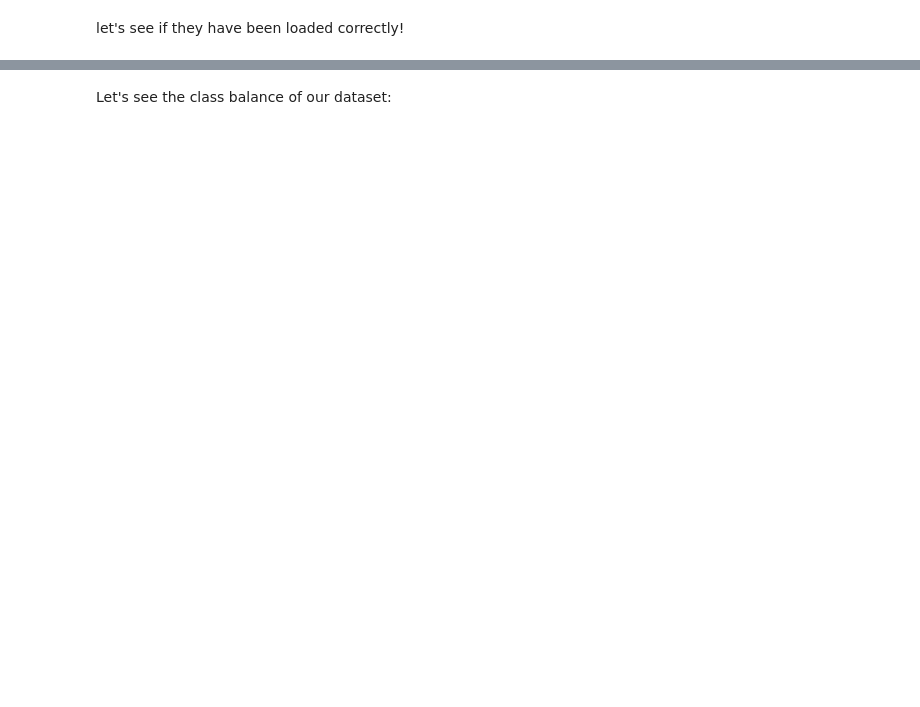
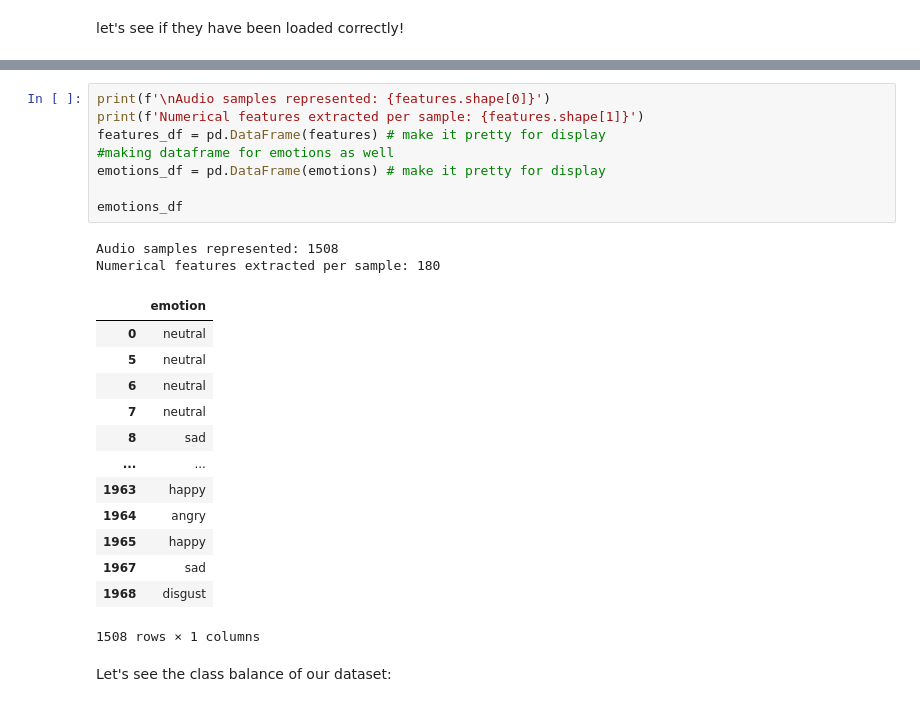
Before and after one commit to rdezwart/Week3-Machine_Learning, a Jupyter notebook: Week_3_MachineLearning.ipynb, the cells around one changed output, grey strips where cells are left out. Cells and saved outputs as stored; diff of their text form; blank space fills up the shorter version.

```diff
--- a/Week_3_MachineLearning.ipynb
+++ b/Week_3_MachineLearning.ipynb
@@ -215,4 +246,28 @@ features.head()
 5 rows × 180 columns
+# %%
+print(f'\nAudio samples represented: {features.shape[0]}')
+print(f'Numerical features extracted per sample: {features.shape[1]}')
+features_df = pd.DataFrame(features) # make it pretty for display
+#making dataframe for emotions as well
+emotions_df = pd.DataFrame(emotions) # make it pretty for display
+
+emotions_df
+# %% [output]
+Audio samples represented: 1508
+Numerical features extracted per sample: 180
+|  | emotion |
+| 0 | neutral |
+| 5 | neutral |
+| 6 | neutral |
+| 7 | neutral |
+| 8 | sad |
+| ... | ... |
+| 1963 | happy |
+| 1964 | angry |
+| 1965 | happy |
+| 1967 | sad |
+| 1968 | disgust |
+1508 rows × 1 columns
 # %% [markdown]
 Let's see the class balance of our dataset:
 # %%
```
Also changed, not shown: parts of 13 cells of this notebook.
